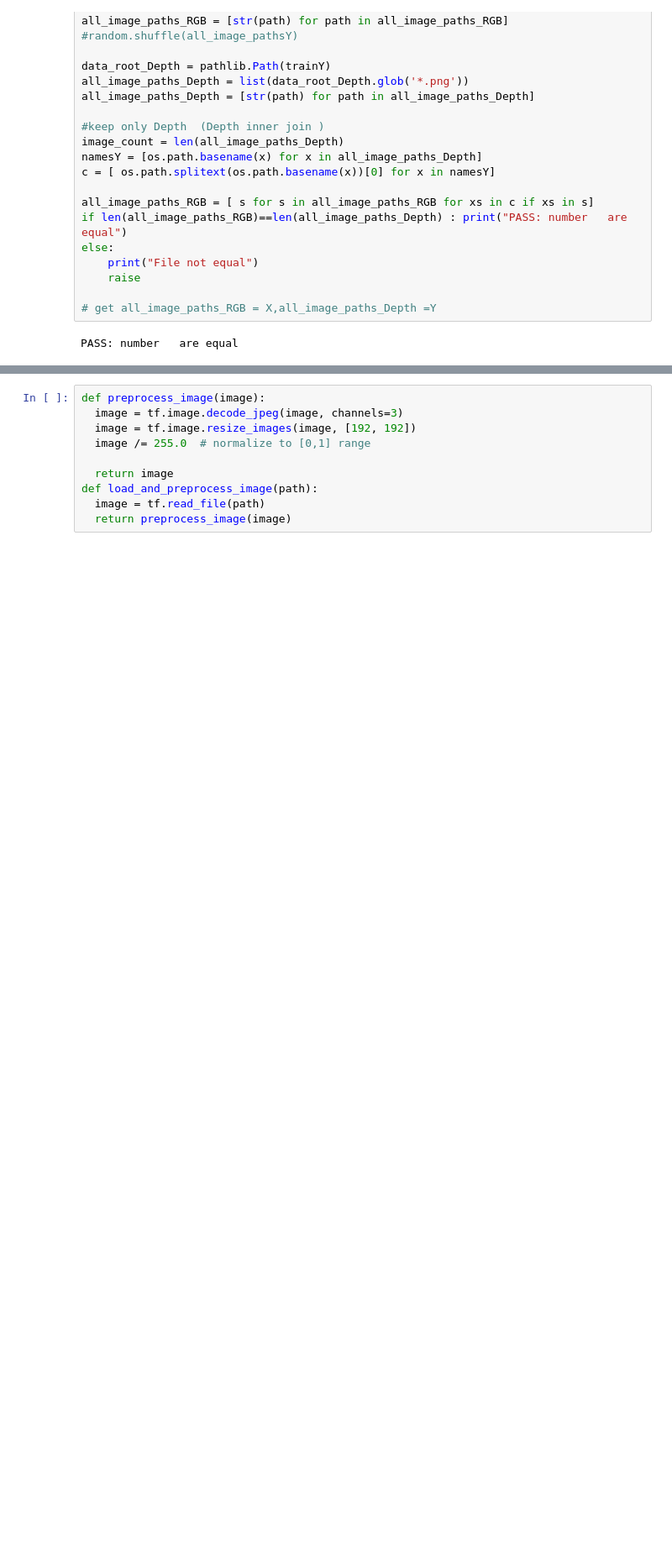
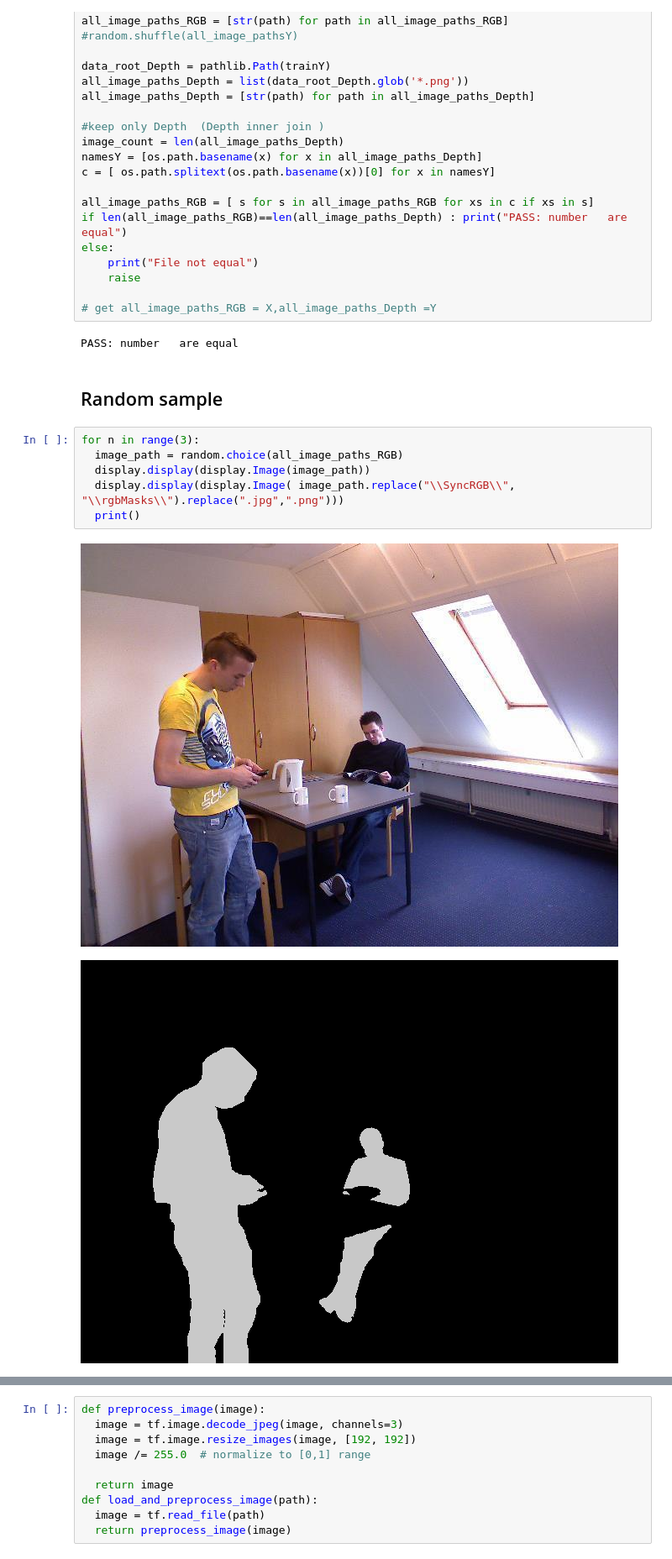
Before and after one commit to Telexine/Tensoflow-3d-Depth-imaging, a Jupyter notebook: traindepth.ipynb, the cells around one changed output, grey strips where cells are left out. Shown: that part at 84% size. Cells and saved outputs as stored; diff of their text form; blank space fills up the shorter version.

```diff
--- a/traindepth.ipynb
+++ b/traindepth.ipynb
@@ -39,3 +43,14 @@ else:
 # get all_image_paths_RGB = X,all_image_paths_Depth =Y
 # %% [output]
 PASS: number   are equal
+# %% [markdown]
+## Random sample
+# %%
+for n in range(3):
+  image_path = random.choice(all_image_paths_RGB)
+  display.display(display.Image(image_path))
+  display.display(display.Image( image_path.replace("\\SyncRGB\\", "\\rgbMasks\\").replace(".jpg",".png")))
+  print()
+# %% [output]
+[figure, added]
+[figure, added]
```
Also changed, not shown: parts of 6 cells of this notebook.
